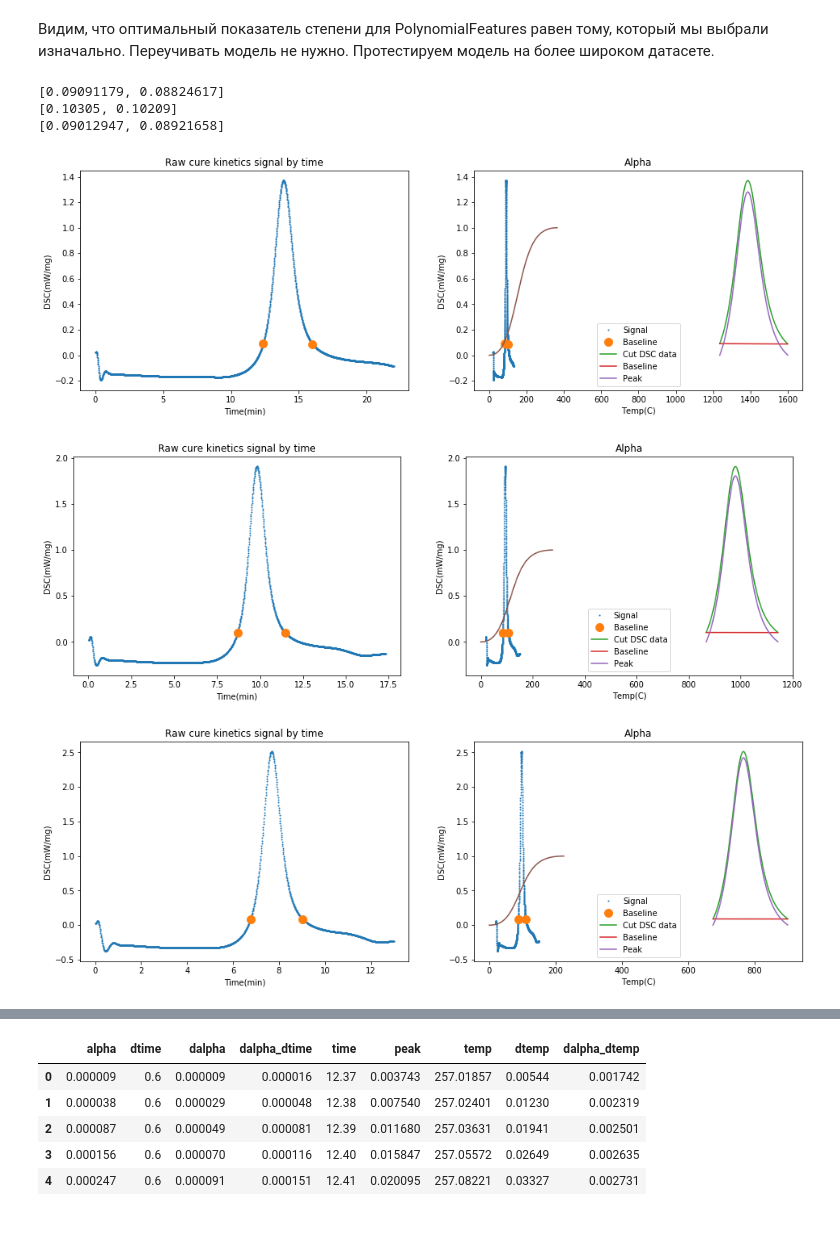
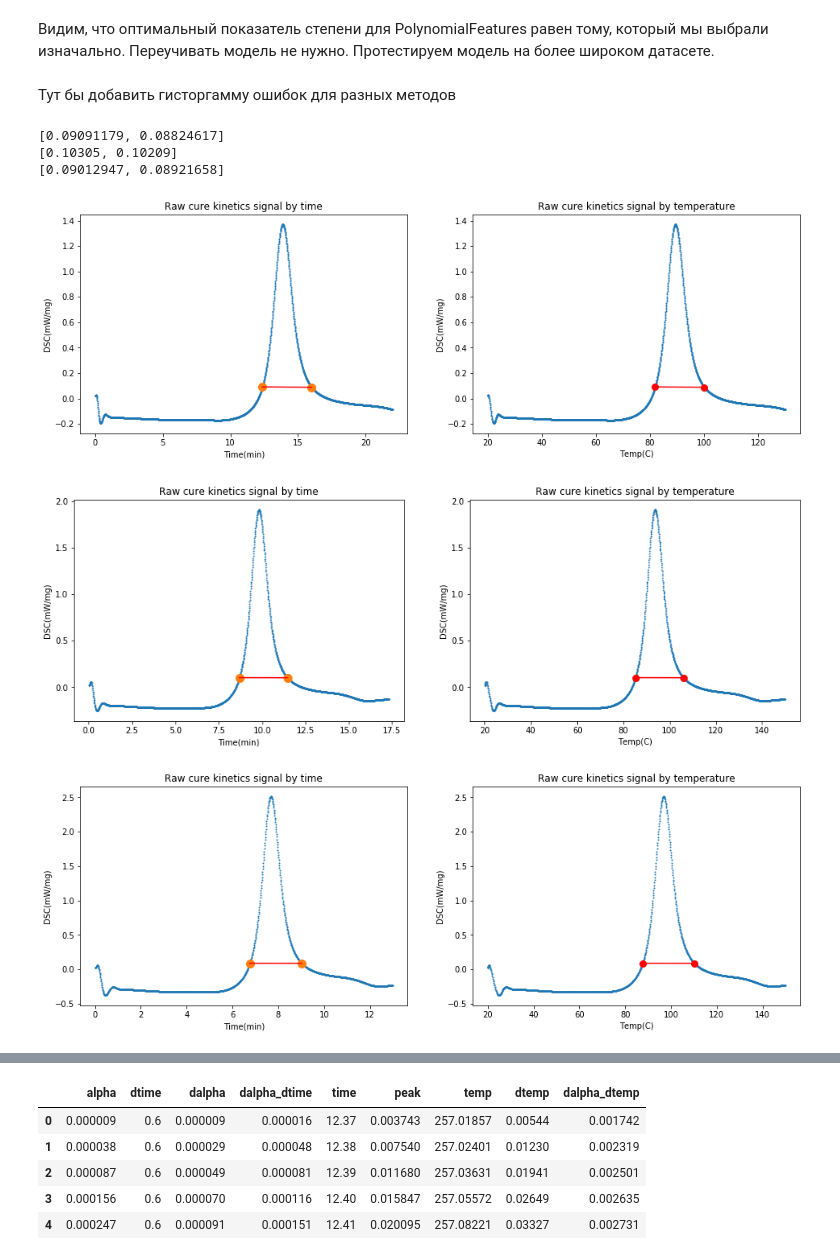
Before and after one commit to YarikineZ/DS_final_project, a Jupyter notebook: Final project.ipynb, the cells around one changed output, grey strips where cells are left out. Saved outputs shown, nothing was run; the diff lists cells and outputs as text; code cells hidden in the pictures; blank space fills up the shorter version.

Commit message:
Plots fixed

```diff
--- a/Final project.ipynb
+++ b/Final project.ipynb
@@ -67,6 +68,9 @@ def find_peak(df):
     ax[0].plot([df['Time'][peak_start],df['Time'][peak_end]],
                    [df['DSC'][peak_start],df['DSC'][peak_end]],
                   "o", markersize=10, label = "Baseline")
+    ax[0].plot([df['Time'][peak_start],df['Time'][peak_end]],
+           [df['DSC'][peak_start],df['DSC'][peak_end]],
+            color = "r", label = "Baseline")
     ax[0].set_xlabel("Time(min)")
     ax[0].set_ylabel('DSC(mW/mg)')
     ax[0].set_title('Raw cure kinetics signal by time')
@@ -74,7 +78,10 @@ def find_peak(df):
     ax[1].plot(df['Temp'], df['DSC'], "o", markersize=1, label = "Signal")
     ax[1].plot([df['Temp'][peak_start],df['Temp'][peak_end]],
                    [df['DSC'][peak_start],df['DSC'][peak_end]],
-                    "o", markersize=10, label = "Baseline")
+                    "o", markersize=8, color = "r", label = "Baseline")
+    ax[1].plot([df['Temp'][peak_start],df['Temp'][peak_end]],
+               [df['DSC'][peak_start],df['DSC'][peak_end]],
+                color = "r", label = "Baseline")
     ax[1].set_xlabel("Temp(C)")
     ax[1].set_ylabel('DSC(mW/mg)')
     ax[1].set_title('Raw cure kinetics signal by temperature')
@@ -97,12 +104,13 @@ def calc_peak(df, peak_start, peak_end):
 
     peak = df['DSC'][peak_start: peak_end] - baseline
 
-    plt.plot(df['DSC'][peak_start: peak_end], label = "Cut DSC data")
-    plt.plot(range(peak_start, peak_end), baseline, label = "Baseline")
-    plt.plot(range(peak_start, peak_end), peak, label = "Peak")
-    plt.legend()
+    return peak, baseline
 
-    return peak
+peak, baseline = calc_peak(df, peak_start, peak_end)
 
-peak = calc_peak(df, peak_start, peak_end)
+plt.plot(df['DSC'][peak_start: peak_end], label = "Cut DSC data")
+plt.plot(range(peak_start, peak_end), baseline, label = "Baseline")
+plt.plot(range(peak_start, peak_end), peak, label = "Peak")
+plt.legend()
+plt.show()
 # %% [output]
@@ -420,3 +462,5 @@ print(clf.best_params_)
 # %% [markdown]
 Видим, что оптимальный показатель степени для PolynomialFeatures равен тому, который мы выбрали изначально.
 Переучивать модель не нужно. Протестируем модель на более широком датасете.
+# %% [markdown]
+Тут бы добавить гисторгамму ошибок для разных методов
@@ -423,24 +469,24 @@ print(clf.best_params_)
 # %%
 all_files = ['data/ExpDat_SK_Clear_resin_entalp5kpm_20-150.txt',
              'data/ExpDat_SK_Clear_resin_entalp75kpm_20-150.txt',
              'data/ExpDat_SK_Clear_resin_entalp10kpm_20-150.txt',]
 li = []
 peaks = []
 
 for filename in all_files:
     df = pd.read_csv(filename, sep='\t',comment='#')
     df.columns = ['Temp', 'Time', 'DSC', 'Sence']
     peak_start, peak_end = find_peak(df)
     peaks.append([peak_start, peak_end])
-    peak = calc_peak(df, peak_start, peak_end)
+    peak, _ = calc_peak(df, peak_start, peak_end)
     alpha = calc_alpha(peak)
     li.append(extract_data(df, peak_start, peak_end, alpha))
 
-combined_df = pd.concat(li, axis=0, ignore_index=True)
+combined_df = pd.concat(li, axis=0, ignore_index=True)#сбор датафреймов
 # %% [output]
 [0.09091179, 0.08824617]
 [0.10305, 0.10209]
 [0.09012947, 0.08921658]
-[figure, old version]
+[figure, new version]
-[figure, old version]
+[figure, new version]
-[figure, old version]
+[figure, new version]
```
Also changed, not shown: parts of 26 cells of this notebook.
